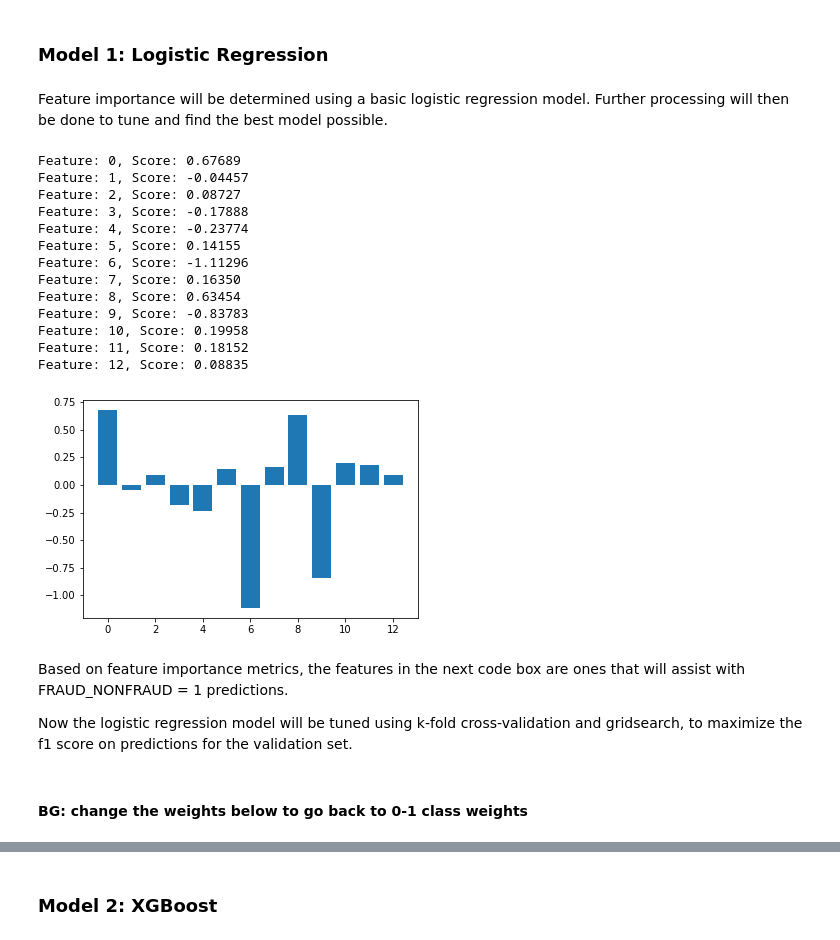
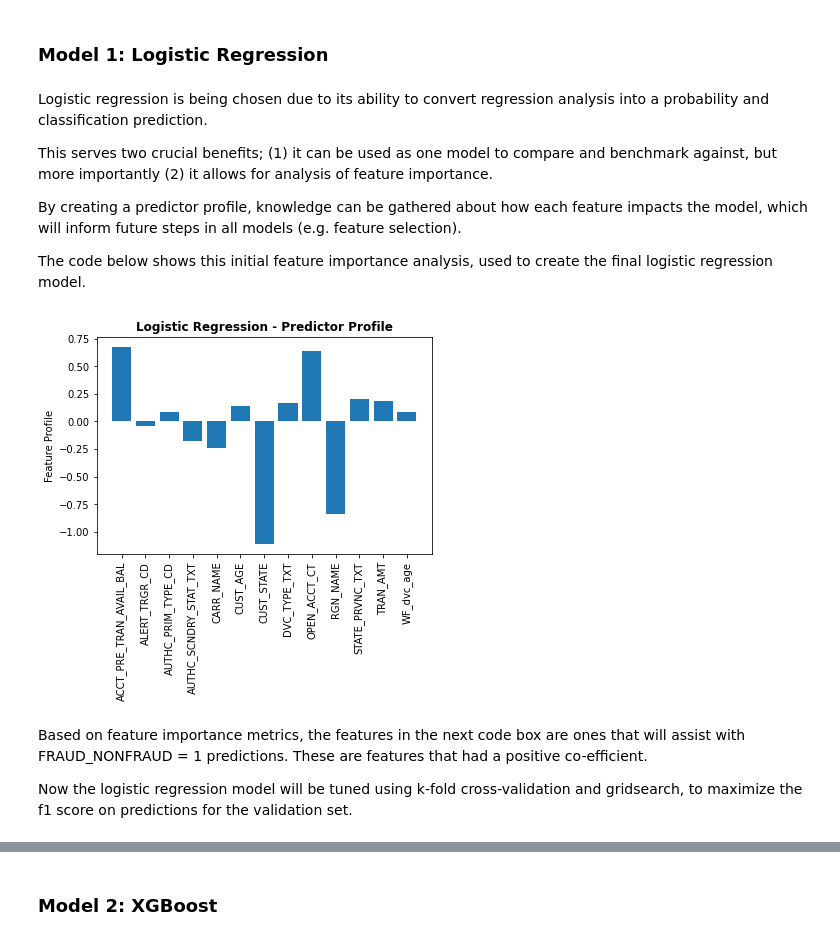
Before and after one commit to bikramgill3/ADS505, a Jupyter notebook: Data Science for Business - Final.ipynb, the cells around one changed output, grey strips where cells are left out. Cells and saved outputs as stored; diff of their text form; code cells hidden in the pictures.

```diff
--- a/Data Science for Business - Final.ipynb
+++ b/Data Science for Business - Final.ipynb
@@ -328,70 +305,50 @@ Overall, the following models will be used in this study:
 - Model 4: k-Nearest Neighbors
 # %% [markdown]
 ### Model 1: Logistic Regression
-# %% [markdown]
-Feature importance will be determined using a basic logistic regression model. Further processing will then be done to tune and find the best model possible.
+# %% [markdown]
+Logistic regression is being chosen due to its ability to convert regression analysis into a probability and classification prediction.
+
+This serves two crucial benefits; (1) it can be used as one model to compare and benchmark against, but more importantly (2) it allows for analysis of feature importance.
+
+By creating a predictor profile, knowledge can be gathered about how each feature impacts the model, which will inform future steps in all models (e.g. feature selection).
+
+The code below shows this initial feature importance analysis, used to create the final logistic regression model.
 # %%
 # Create base log_reg model
 
 log_reg = LogisticRegression(random_state=1, penalty='l2')
 
 # Fit model
 
 log_reg.fit(train_X, train_y)
 
 # Get feature importance
 importance = log_reg.coef_[0]
 features = ['ACCT_PRE_TRAN_AVAIL_BAL',
             'ALERT_TRGR_CD',
             'AUTHC_PRIM_TYPE_CD',
             'AUTHC_SCNDRY_STAT_TXT',
             'CARR_NAME',
             'CUST_AGE',
             'CUST_STATE',
             'DVC_TYPE_TXT',
             'OPEN_ACCT_CT',
             'RGN_NAME',
             'STATE_PRVNC_TXT',
             'TRAN_AMT',
             'WF_dvc_age']
 
-# Summarize feature importance
-for i,v in enumerate(importance):
-    print('Feature: %0d, Score: %.5f' % (i,v))
-
-#for feature, importance in features, importance:
-#     print('Feature: %0d, Score: %.5f' % (feature,importance))
-
 # Plot feature importance
-ax = plt.bar([x for x in range(len(importance))], importance)
-
+fig, ax = plt.subplots()
+p1 = ax.bar([x for x in range(len(importance))], importance, label='Men')
+ax.set_ylabel('Feature Profile')
+ax.set_title('Logistic Regression - Predictor Profile', fontweight='bold')
+plt.xticks([x for x in range(len(importance))], features, rotation='vertical')
 plt.show()
-
-
-#### Need to add labels to ths plot will figure it out#####
-
-##### Above 0 are features that help with class 1 predictions. Below 0 lean more towards 0 predictions #####
-### In our case we care more about the class 0, which is Fraud. hence, features selected are:
-
-
-#####Based on this information, logreg_features = ['TRAN_AMT','CUST_AGE','CARR_NAME','STATE_PRVNC_TXT','ALERT_TRGR_CD','AUTHC_PRIM_TYPE_CD', 'AUTHC_SCNDRY_STAT_TXT', 'CUST_STATE']
 # %% [output]
-Feature: 0, Score: 0.67689
-Feature: 1, Score: -0.04457
-Feature: 2, Score: 0.08727
-Feature: 3, Score: -0.17888
-Feature: 4, Score: -0.23774
-Feature: 5, Score: 0.14155
-Feature: 6, Score: -1.11296
-Feature: 7, Score: 0.16350
-Feature: 8, Score: 0.63454
-Feature: 9, Score: -0.83783
-Feature: 10, Score: 0.19958
-Feature: 11, Score: 0.18152
-Feature: 12, Score: 0.08835
-[figure, old version]
+[figure, new version]
 # %% [markdown]
-Based on feature importance metrics, the features in the next code box are ones that will assist with FRAUD_NONFRAUD = 1 predictions.
+Based on feature importance metrics, the features in the next code box are ones that will assist with FRAUD_NONFRAUD = 1 predictions. These are features that had a positive co-efficient.
 
 Now the logistic regression model will be tuned using k-fold cross-validation and gridsearch, to maximize the f1 score on predictions for the validation set.
 # %%
@@ -413,5 +371,3 @@ train_y_log_reg = train_y.copy()
 
 valid_X_log_reg = valid_X[logreg_features].copy()
 valid_y_log_reg = valid_y.copy()
-# %% [markdown]
-#### BG: change the weights below to go back to 0-1 class weights
```
Also changed, not shown: parts of 28 cells of this notebook.
